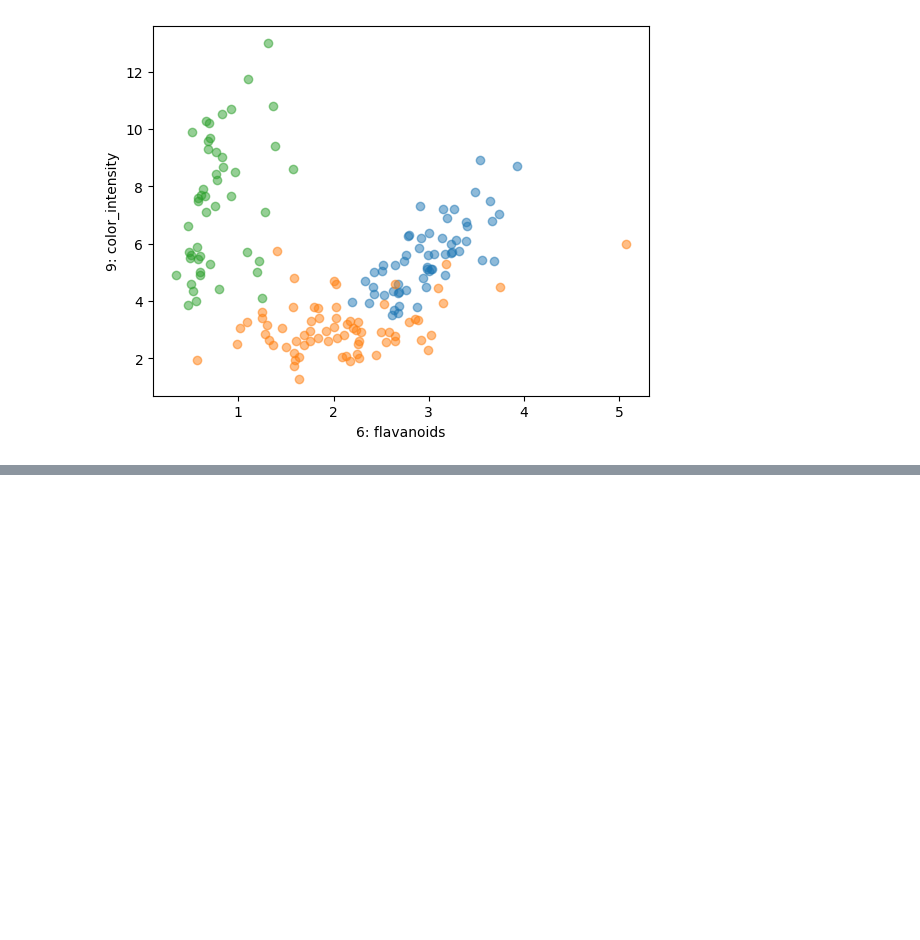
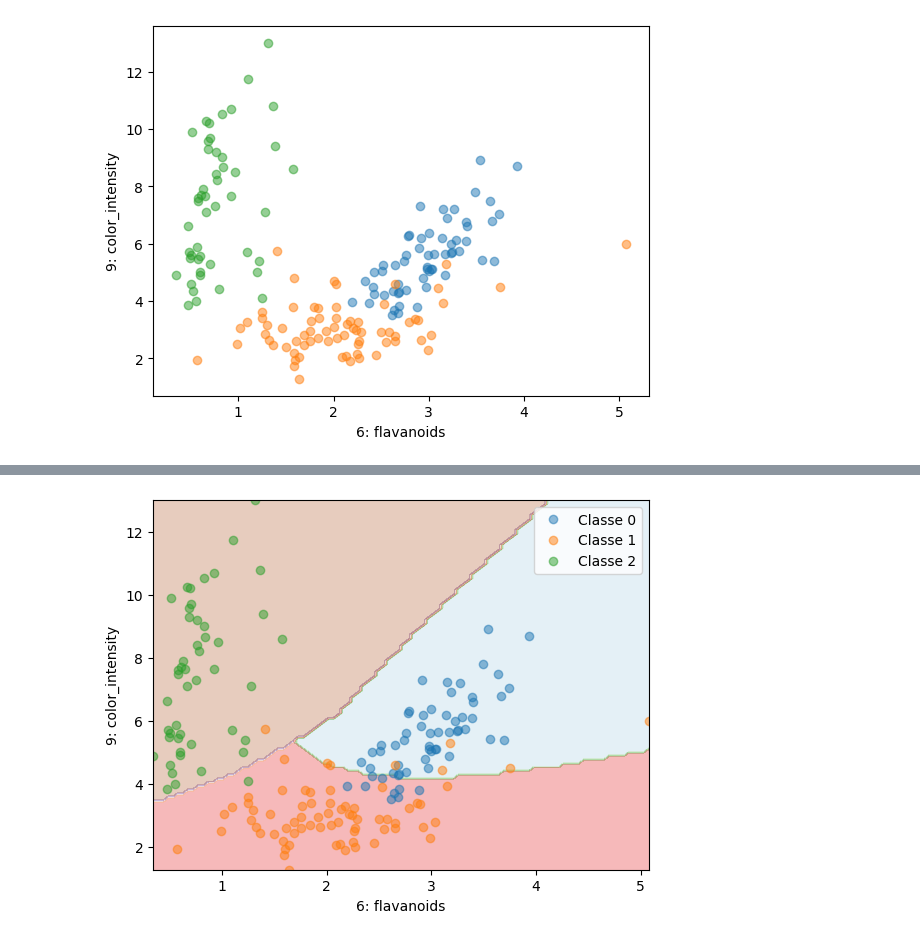
Before and after one commit to tbrocco/mestrado, a Jupyter notebook: aula3a_multiclasse.ipynb, the cells around one changed output, grey strips where cells are left out. Saved outputs shown, nothing was run; the diff lists cells and outputs as text; code cells hidden in the pictures; blank space fills up the shorter version.

```diff
--- a/aula3a_multiclasse.ipynb
+++ b/aula3a_multiclasse.ipynb
@@ -144,0 +172,27 @@ plt.show()
+# %%
+import numpy as np
+import matplotlib.pyplot as plt
+from sklearn.svm import SVC
+from sklearn.model_selection import cross_validate, RepeatedStratifiedKFold
+
+# Plote os pontos de dados
+plt.xlabel(f"{i}: {dataset.feature_names[i]}")
+plt.ylabel(f"{j}: {dataset.feature_names[j]}")
+for k in set(y):
+    plt.plot(X[:, i][y == k], X[:, j][y == k], "o", alpha=0.5, label=f'Classe {k}')
+
+# Crie e ajuste o modelo SVM com um kernel polinomial
+clf = SVC(kernel='poly', degree=3)
+clf.fit(X[:, [i, j]], y)
+
+# Plote a superfície de decisão
+xx, yy = np.meshgrid(np.linspace(min(X[:, i]), max(X[:, i]), 100),
+                     np.linspace(min(X[:, j]), max(X[:, j]), 100))
+Z = clf.predict(np.c_[xx.ravel(), yy.ravel()])
+Z = Z.reshape(xx.shape)
+
+plt.contourf(xx, yy, Z, alpha=0.3, cmap=plt.cm.Paired)
+plt.legend()
+plt.show()
+# %% [output]
+[figure, added]
```
Also changed, not shown: parts of 10 cells of this notebook.
